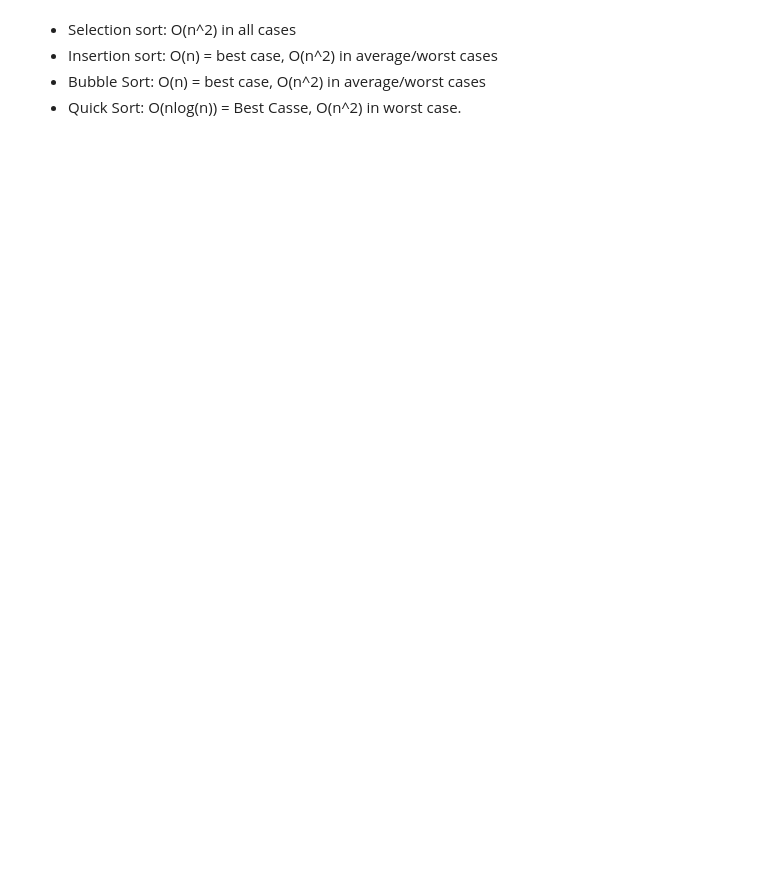
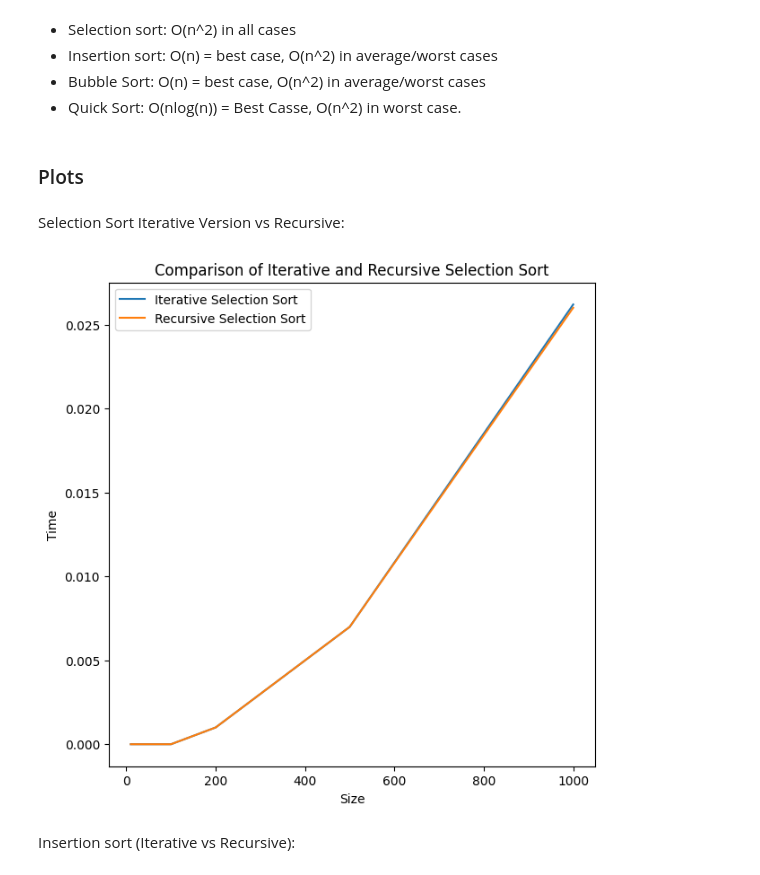
Before and after one commit to Aditya-Codes-247/Design_and_Analysis_of_Algorithms, a Jupyter notebook: Practical_2.ipynb, the cells around one changed output. Drawn from its saved outputs; the diff is of its cells as text; code cells hidden in the pictures; blank space fills up the shorter version.

Commit message:
Comparison Plots

```diff
--- a/Practical_2.ipynb
+++ b/Practical_2.ipynb
@@ -8,0 +18,12 @@
+# %%
+def Rand(start, end, num):
+    res =[]
+    for j in range(num):
+        res.append(random.randint(start,end))
+    return res
+
+arr10 = Rand(0,10,10)
+arr100 = Rand(0,1000,100)
+arr200 = Rand(0,500,200)
+arr500 = Rand(0,1000,500)
+arr1000 = Rand(11,10000,1000)
@@ -9,3 +32,9 @@
+# %%
+def measure_execution_time(sort_func, arr):
+    start_time = time.time()
+    sort_func(arr.copy())
+    end_time = time.time()
+    return end_time - start_time
 # %% [markdown]
 ### 1: Selection Sort:
 
@@ -166,3 +191,36 @@ After
 - Insertion sort: O(n) = best case, O(n^2) in average/worst cases
 - Bubble Sort: O(n) = best case, O(n^2) in average/worst cases
 - Quick Sort: O(nlog(n)) = Best Casse, O(n^2) in worst case.
+# %% [markdown]
+### Plots
+# %%
+size = np.array([10,100,200,500,1000])
+# %% [markdown]
+Selection Sort Iterative Version vs Recursive:
+# %%
+ti10 = measure_execution_time(selection_sort,arr10)
+ti100 = measure_execution_time(selection_sort,arr100)
+ti200 = measure_execution_time(selection_sort,arr200)
+ti500 = measure_execution_time(selection_sort,arr500)
+ti1000 = measure_execution_time(selection_sort,arr1000)
+ti = np.array([ti10,ti100,ti200,ti500,ti1000])
+tr10 = measure_execution_time(recursive_selection_sort,arr10)
+tr100 = measure_execution_time(recursive_selection_sort,arr100)
+tr200 = measure_execution_time(recursive_selection_sort,arr200)
+tr500 = measure_execution_time(recursive_selection_sort,arr500)
+tr1000 = measure_execution_time(recursive_selection_sort,arr1000)
+tr = np.array([tr10,tr100,tr200,tr500,tr1000])
+# %%
+# Plots
+plt.figure(figsize=(7,7))
+plt.plot(size, ti, label='Iterative Selection Sort')
+plt.plot(size, tr, label='Recursive Selection Sort')
+plt.title("Comparison of Iterative and Recursive Selection Sort")
+plt.xlabel("Size")
+plt.ylabel("Time")
+plt.legend()
+plt.show()
+# %% [output]
+[figure, added]
+# %% [markdown]
+Insertion sort (Iterative vs Recursive):
```
Also changed, not shown: parts of 23 cells of this notebook.
